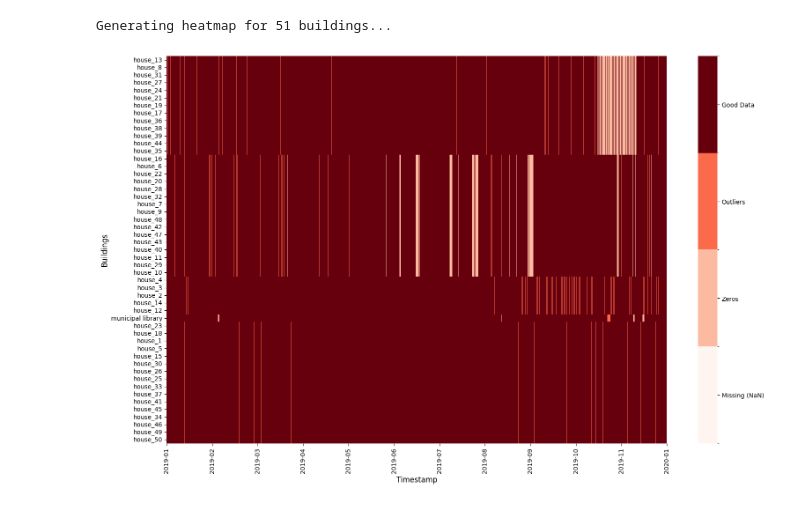
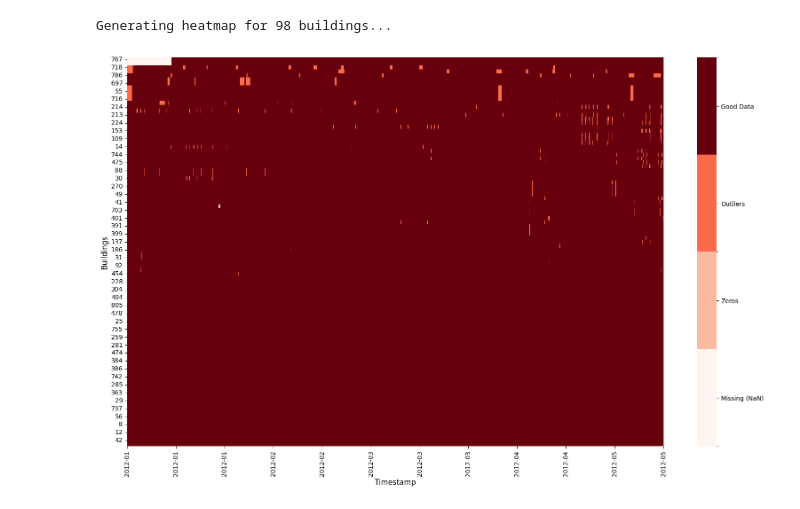
Before and after one commit to hiranshree/AIML, a Jupyter notebook: preprocessing_code.ipynb, the cells around one changed output. Drawn from its saved outputs; the diff is of its cells as text; code cells hidden in the pictures.

```diff
--- a/preprocessing_code.ipynb
+++ b/preprocessing_code.ipynb
@@ -213,34 +438,34 @@ def plot_data_quality_heatmap(df, title=""):
     # 5. Generate Heatmap
     ax = sns.heatmap(plot_df, cmap=cmap, norm=norm,
                      rasterized=True,
                      cbar_kws={
                          'label': '',
                          'ticks': [0.5, 1.5, 2.5, 3.5]
                      })
 
     # 6. Customize Legend
     colorbar = ax.collections[0].colorbar
     colorbar.set_ticklabels(['Missing (NaN)', 'Zeros', 'Outliers', 'Good Data'])
 
     # 7. Formatting
     plt.title("", fontsize=16, pad=20)
     plt.xlabel("Timestamp", fontsize=12)
     plt.ylabel("Buildings", fontsize=12)
 
     xticks = np.linspace(0, len(df.index) - 1, 12).astype(int)
     ax.set_xticks(xticks)
     ax.set_xticklabels(df.index[xticks].strftime('%Y-%m'), rotation=90)
 
     plt.tight_layout()
 
-    output_path = 'ECCG_data_quality_heatmap.png'
+    output_path = 'Enernoc_data_quality_heatmap.png'
     plt.savefig(output_path, dpi=120, bbox_inches='tight')
     plt.show()
     plt.close()
 
 if __name__ == '__main__':
-    df_raw = pd.read_csv('/content/Electricity.csv', index_col='Timestamp', parse_dates=True)
+    df_raw = pd.read_csv('/content/processed/3months/hourly/Electricity-hourly.csv', index_col='Timestamp', parse_dates=True)
     plot_data_quality_heatmap(df_raw)
 # %% [output]
-Generating heatmap for 51 buildings...
+Generating heatmap for 98 buildings...
-[figure, old version]
+[figure, new version]
```
Also changed, not shown: parts of 4 cells of this notebook.
